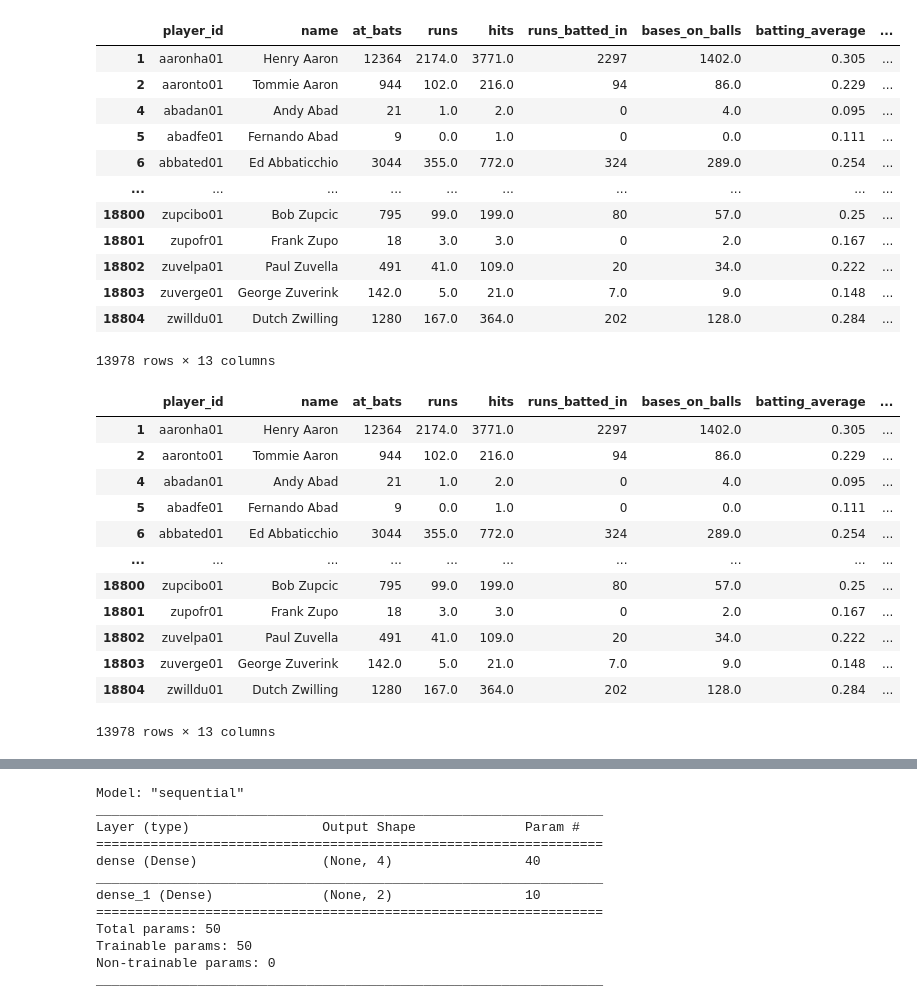
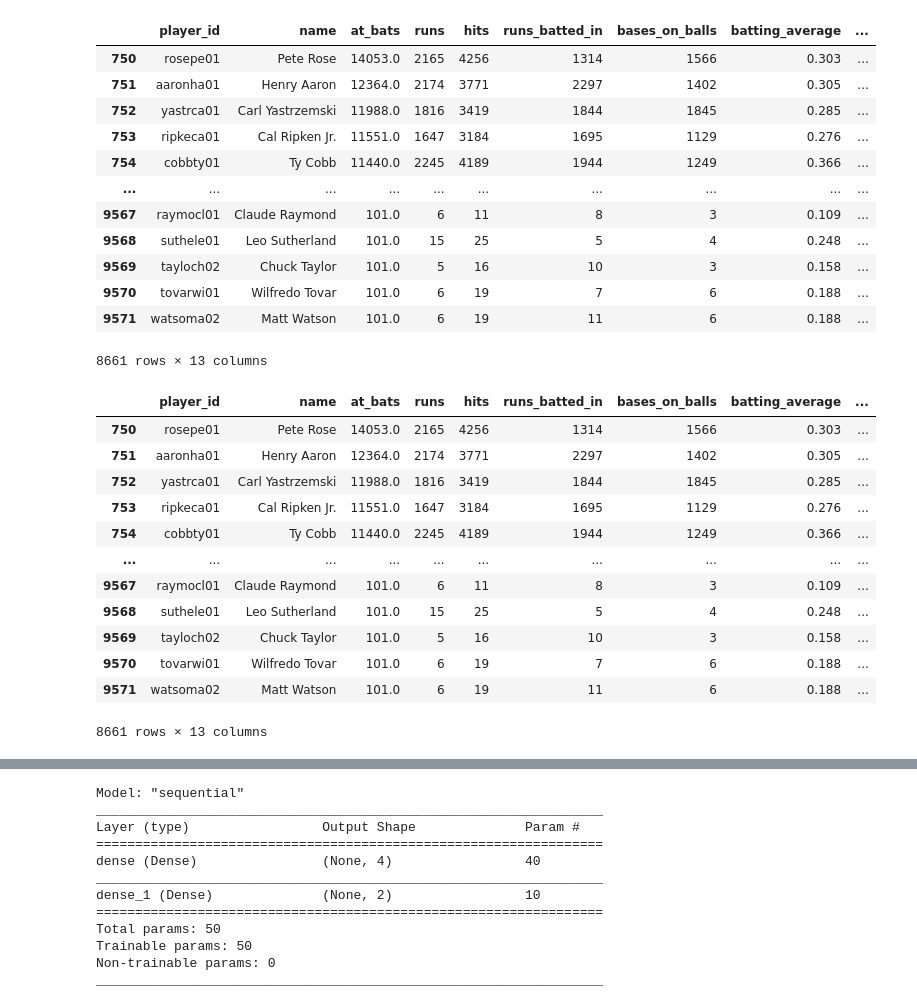
Before and after one commit to rteves0914/sportsReference_ML, a Jupyter notebook: machine.ipynb, the cells around one changed output, grey strips where cells are left out. Drawn from its saved outputs; the diff is of its cells as text; code cells hidden in the pictures.

Commit message:
Worked on updating HTML webpage and player list

```diff
--- a/machine.ipynb
+++ b/machine.ipynb
@@ -13,42 +31,44 @@ from tensorflow.keras.layers import Dense
 # %%
-# pull in csv file and read into a pandas data frame and clean data frame
-players_df = pd.read_csv("Resources/player_data.csv")
-
+# clean up the data frame set minimum at bats to 100
 clean_df = players_df.loc[(players_df["stolen_bases"] != 'no') & (players_df["batting_average"] != 'no') & (players_df["hall_of_fame"] != "EXEC") & (players_df["hall_of_fame"] != "EXEC/PIO") & (players_df["hall_of_fame"] != "MGR") & (players_df["hall_of_fame"] != "PIO") & (players_df["hall_of_fame"] != "UMP") & (players_df["hits"] != "0.0")]
 
-clean_df
+dtype_change_df = clean_df.astype({"at_bats": "float64"})
+
+new_df = dtype_change_df.loc[dtype_change_df["at_bats"] > 100]
+new_df
 # %% [output]
 |  | player_id | name | at_bats | runs | hits | runs_batted_in | bases_on_balls | batting_average | ... |
-| 1 | aaronha01 | Henry Aaron | 12364 | 2174.0 | 3771.0 | 2297 | 1402.0 | 0.305 | ... |
-| 2 | aaronto01 | Tommie Aaron | 944 | 102.0 | 216.0 | 94 | 86.0 | 0.229 | ... |
-| 4 | abadan01 | Andy Abad | 21 | 1.0 | 2.0 | 0 | 4.0 | 0.095 | ... |
-| 5 | abadfe01 | Fernando Abad | 9 | 0.0 | 1.0 | 0 | 0.0 | 0.111 | ... |
-| 6 | abbated01 | Ed Abbaticchio | 3044 | 355.0 | 772.0 | 324 | 289.0 | 0.254 | ... |
+| 750 | rosepe01 | Pete Rose | 14053.0 | 2165 | 4256 | 1314 | 1566 | 0.303 | ... |
+| 751 | aaronha01 | Henry Aaron | 12364.0 | 2174 | 3771 | 2297 | 1402 | 0.305 | ... |
+| 752 | yastrca01 | Carl Yastrzemski | 11988.0 | 1816 | 3419 | 1844 | 1845 | 0.285 | ... |
+| 753 | ripkeca01 | Cal Ripken Jr. | 11551.0 | 1647 | 3184 | 1695 | 1129 | 0.276 | ... |
+| 754 | cobbty01 | Ty Cobb | 11440.0 | 2245 | 4189 | 1944 | 1249 | 0.366 | ... |
 | ... | ... | ... | ... | ... | ... | ... | ... | ... | ... |
-| 18800 | zupcibo01 | Bob Zupcic | 795 | 99.0 | 199.0 | 80 | 57.0 | 0.25 | ... |
-| 18801 | zupofr01 | Frank Zupo | 18 | 3.0 | 3.0 | 0 | 2.0 | 0.167 | ... |
-| 18802 | zuvelpa01 | Paul Zuvella | 491 | 41.0 | 109.0 | 20 | 34.0 | 0.222 | ... |
-| 18803 | zuverge01 | George Zuverink | 142.0 | 5.0 | 21.0 | 7.0 | 9.0 | 0.148 | ... |
-| 18804 | zwilldu01 | Dutch Zwilling | 1280 | 167.0 | 364.0 | 202 | 128.0 | 0.284 | ... |
+| 9567 | raymocl01 | Claude Raymond | 101.0 | 6 | 11 | 8 | 3 | 0.109 | ... |
+| 9568 | suthele01 | Leo Sutherland | 101.0 | 15 | 25 | 5 | 4 | 0.248 | ... |
+| 9569 | tayloch02 | Chuck Taylor | 101.0 | 5 | 16 | 10 | 3 | 0.158 | ... |
+| 9570 | tovarwi01 | Wilfredo Tovar | 101.0 | 6 | 19 | 7 | 6 | 0.188 | ... |
+| 9571 | watsoma02 | Matt Watson | 101.0 | 6 | 19 | 11 | 6 | 0.188 | ... |
-13978 rows × 13 columns
+8661 rows × 13 columns
 # %%
 # convert HOF column to yes/no format
-replaced_df = clean_df.replace(to_replace=["P", "C", "1B", "2B", "3B", "SS", "LF", "CF", "RF", "DH"], value=["yes", "yes", "yes", "yes", "yes", "yes", "yes", "yes", "yes", "yes"])
+replaced_df = new_df.replace(to_replace=["P", "C", "1B", "2B", "3B", "SS", "LF", "CF", "RF", "DH"], value=["yes", "yes", "yes", "yes", "yes", "yes", "yes", "yes", "yes", "yes"])
+replaced_df.to_csv("Resources/player_data_update.csv")
 replaced_df
 # %% [output]
 |  | player_id | name | at_bats | runs | hits | runs_batted_in | bases_on_balls | batting_average | ... |
-| 1 | aaronha01 | Henry Aaron | 12364 | 2174.0 | 3771.0 | 2297 | 1402.0 | 0.305 | ... |
-| 2 | aaronto01 | Tommie Aaron | 944 | 102.0 | 216.0 | 94 | 86.0 | 0.229 | ... |
-| 4 | abadan01 | Andy Abad | 21 | 1.0 | 2.0 | 0 | 4.0 | 0.095 | ... |
-| 5 | abadfe01 | Fernando Abad | 9 | 0.0 | 1.0 | 0 | 0.0 | 0.111 | ... |
-| 6 | abbated01 | Ed Abbaticchio | 3044 | 355.0 | 772.0 | 324 | 289.0 | 0.254 | ... |
+| 750 | rosepe01 | Pete Rose | 14053.0 | 2165 | 4256 | 1314 | 1566 | 0.303 | ... |
+| 751 | aaronha01 | Henry Aaron | 12364.0 | 2174 | 3771 | 2297 | 1402 | 0.305 | ... |
+| 752 | yastrca01 | Carl Yastrzemski | 11988.0 | 1816 | 3419 | 1844 | 1845 | 0.285 | ... |
+| 753 | ripkeca01 | Cal Ripken Jr. | 11551.0 | 1647 | 3184 | 1695 | 1129 | 0.276 | ... |
+| 754 | cobbty01 | Ty Cobb | 11440.0 | 2245 | 4189 | 1944 | 1249 | 0.366 | ... |
 | ... | ... | ... | ... | ... | ... | ... | ... | ... | ... |
-| 18800 | zupcibo01 | Bob Zupcic | 795 | 99.0 | 199.0 | 80 | 57.0 | 0.25 | ... |
-| 18801 | zupofr01 | Frank Zupo | 18 | 3.0 | 3.0 | 0 | 2.0 | 0.167 | ... |
-| 18802 | zuvelpa01 | Paul Zuvella | 491 | 41.0 | 109.0 | 20 | 34.0 | 0.222 | ... |
-| 18803 | zuverge01 | George Zuverink | 142.0 | 5.0 | 21.0 | 7.0 | 9.0 | 0.148 | ... |
-| 18804 | zwilldu01 | Dutch Zwilling | 1280 | 167.0 | 364.0 | 202 | 128.0 | 0.284 | ... |
+| 9567 | raymocl01 | Claude Raymond | 101.0 | 6 | 11 | 8 | 3 | 0.109 | ... |
+| 9568 | suthele01 | Leo Sutherland | 101.0 | 15 | 25 | 5 | 4 | 0.248 | ... |
+| 9569 | tayloch02 | Chuck Taylor | 101.0 | 5 | 16 | 10 | 3 | 0.158 | ... |
+| 9570 | tovarwi01 | Wilfredo Tovar | 101.0 | 6 | 19 | 7 | 6 | 0.188 | ... |
+| 9571 | watsoma02 | Matt Watson | 101.0 | 6 | 19 | 11 | 6 | 0.188 | ... |
-13978 rows × 13 columns
+8661 rows × 13 columns
 # %%
 # Store x and y variables and print the shapes
 X = replaced_df[["at_bats", "runs", "hits", "runs_batted_in",  "bases_on_balls", "doubles", "triples", "home_runs", "stolen_bases"]]
```
Also changed, not shown: parts of 5 cells of this notebook, 5 other files.
